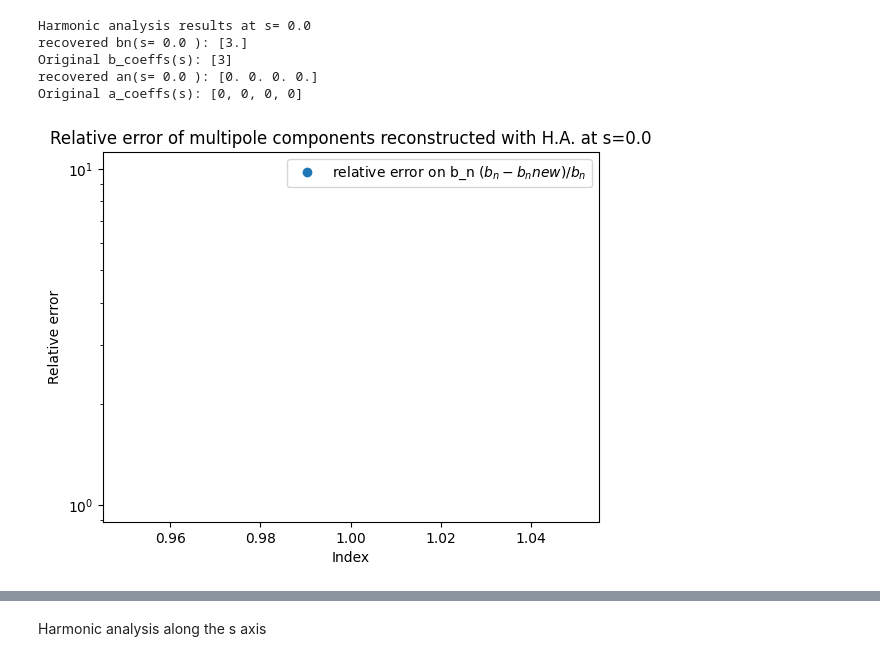
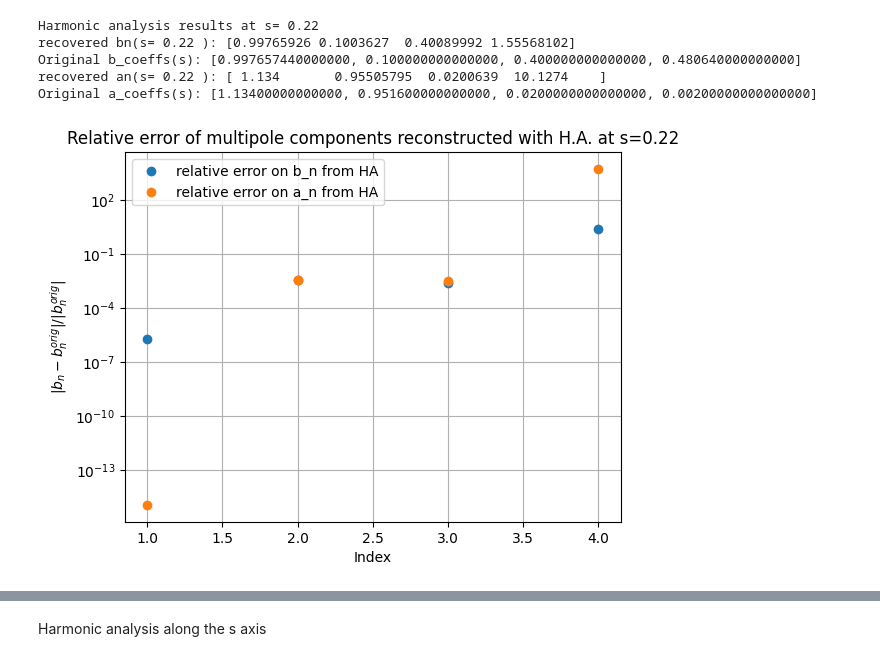
Before and after one commit to marcoliniF/bpmeth, a Jupyter notebook: preliminaryTrials/1abBab_HA.ipynb, the cells around one changed output, grey strips where cells are left out. Cells and saved outputs as stored; diff of their text form; code cells hidden in the pictures.

Commit message:
updated input and plots

```diff
--- a/preliminaryTrials/1abBab_HA.ipynb
+++ b/preliminaryTrials/1abBab_HA.ipynb
@@ -5,21 +5,41 @@ from math import factorial
 import bpmeth
 from sympy.abc import x, y, s
 
-a_coeffs = [0,0,0,0]#don't use exactly 0 because downstream we will compute relative errors, and 0 would cause division by zero
-b_coeffs = [3]#["4*exp(-(s/(2*0.1))**2)","exp(-(s/(2*0.1))**2)", "3*exp(-(s/(2*0.1))**2)", 3]
+# a_coeffs = ["3.4/(exp(s)+exp(-s))","-0.5*s**2+1.2",0.3,0.5]
+# b_coeffs = ["2*exp(-s**2)",0.5,"1/(1+s**2)**1.5",0.05]
+a_coeffs = ["1.2-0.3*s", "1-s**2", 0.02, 0.002]
+b_coeffs = ["1-s**4",0.1,0.4, "0.5-0.4*s**2"]
+nphi=6
 # %%
-expansion = bpmeth.FieldExpansion(a=a_coeffs, b=b_coeffs)
+expansion = bpmeth.FieldExpansion(a=a_coeffs, b=b_coeffs, nphi=nphi)
 # Get analytical B field functions
 Bx_func, By_func, Bs_func = expansion.get_Bfield(lambdify=True)
+xa= np.linspace(-1,1,101)
+ya=np.linspace(-1,1,101)
+sa=np.linspace(-1,1,101)
+#print("Bx:", Bx_func, "By:", By_func, "Bs:", Bs_func) with lambdify=False
+# Evaluate on grid
+X,Y,S = np.meshgrid(xa, ya, sa, indexing='ij')
+Bx_num = Bx_func(X, Y, S)
+By_num = By_func(X, Y, S)
+Bs_num = Bs_func(X, Y, S)
+#print("Bx shape:", Bx_num.shape, "By shape:", By_num.shape, "Bs shape:", Bs_num.shape)
+# X, Y, S  from meshgrid in straight frame
+# Bx_ana, By_ana, Bs_ana are the corresponding field arrays
+datafieldmap = np.column_stack([
+    X.ravel(),
+    Y.ravel(),
+    S.ravel(),
+    Bx_num.ravel(),
+    By_num.ravel(),
+    Bs_num.ravel()
+])
+#print("Data shape (N, 6):", datafieldmap.shape)
+fm = bpmeth.fieldmaps.Fieldmap(datafieldmap)
 # %%
 # Choose a fixed s value (e.g., s=0 for the magnet center)
-s_fixed = 0.0
+s_fixed = 0.22
 
-def ByiBx(x, y):#analytical definition of By + i*Bx at s=s_fixed
-    return By_func(x, y, s_fixed) + 1j * Bx_func(x, y, s_fixed)
-
-dkl = bpmeth.harmonics(ByiBx)
-bpmeth.print_harmonics(dkl)
-bnian=bpmeth.calc_coeffs(dkl)#bn+i*an
+bnian=fm.harmonic_analysis_at_s(spos=s_fixed, rmin=0.02, rmax=0.8, nr=50, ntheta=256, radius=0.03)
 bn=bnian.real[:len(b_coeffs)]
 an=bnian.imag[:len(a_coeffs)]
@@ -45,22 +54,25 @@ print("Original b_coeffs(s):", b_coeffs_eval)
 print("recovered an(s=",s_fixed,"):", an)
 print("Original a_coeffs(s):", a_coeffs_eval)
 # %% [output]
-Harmonic analysis results at s= 0.0
-recovered bn(s= 0.0 ): [3.]
-Original b_coeffs(s): [3]
-recovered an(s= 0.0 ): [0. 0. 0. 0.]
-Original a_coeffs(s): [0, 0, 0, 0]
+Harmonic analysis results at s= 0.22
+recovered bn(s= 0.22 ): [0.99765926 0.1003627  0.40089992 1.55568102]
+Original b_coeffs(s): [0.997657440000000, 0.100000000000000, 0.400000000000000, 0.480640000000000]
+recovered an(s= 0.22 ): [ 1.134       0.95505795  0.0200639  10.1274    ]
+Original a_coeffs(s): [1.13400000000000, 0.951600000000000, 0.0200000000000000, 0.00200000000000000]
 # %%
 #plt.plot(range(1,len(a_coeffs)+1), (a_coeffs_eval-an)/a_coeffs_eval, 'o', label='relative error on a_n $(a_n - a_nnew)/a_n$')
 plt.xlabel('Index')
 plt.ylabel('Relative error')
 plt.title('Relative error of multipole components reconstructed with H.A. at s=' + str(s_fixed) )
-plt.plot(range(1,len(b_coeffs)+1), (b_coeffs_eval-bn)/b_coeffs_eval, 'o', label='relative error on b_n $(b_n - b_nnew)/b_n$')
+plt.plot(range(1,len(b_coeffs)+1), abs(b_coeffs_eval-bn)/b_coeffs_eval, 'o', label='relative error on b_n from HA')
+plt.plot(range(1,len(a_coeffs)+1), abs(a_coeffs_eval-an)/a_coeffs_eval, 'o', label='relative error on a_n from HA')
 plt.legend()
 plt.yscale("log")
+plt.ylabel('$|b_n - b_n^{orig}|/|b_n^{orig}|$')
+plt.grid(True)
 plt.show()
 # %% [output]
-[figure, old version]
+[figure, new version]
 # %%
 #make a fieldmap object
 xa= np.linspace(-1,1,101)
```
Also changed, not shown: parts of 5 cells of this notebook.
